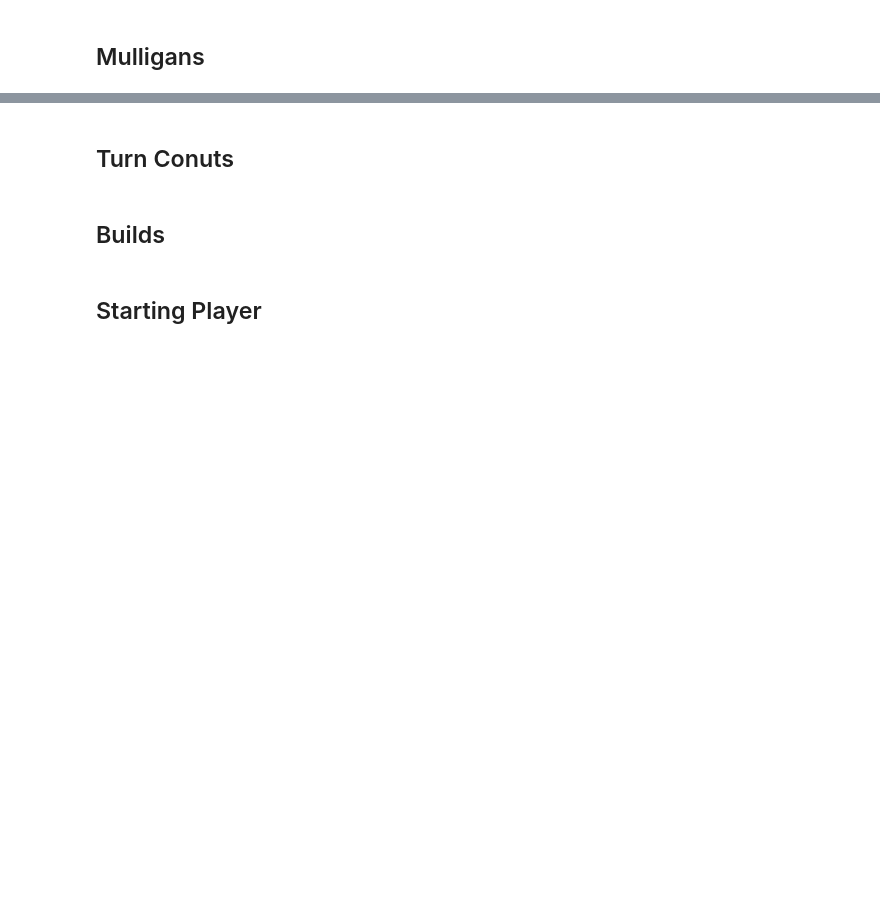
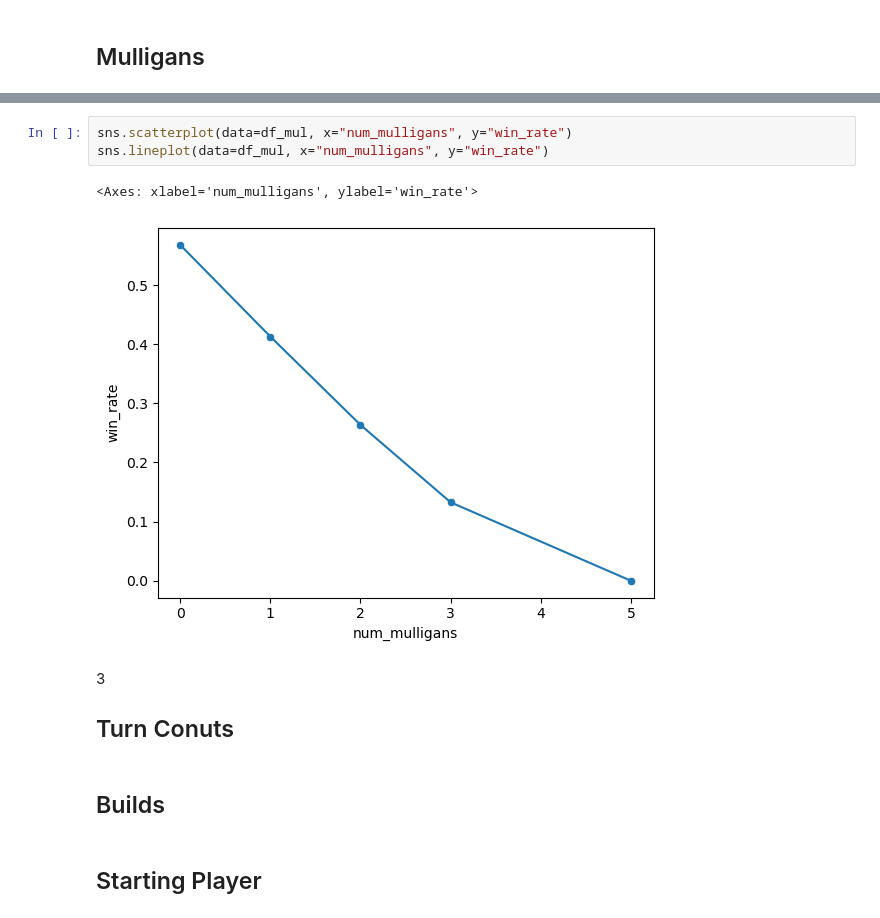
Before and after one commit to meehljd/mtg-modeling, a Jupyter notebook: notebooks/02-draft-data/02-30-draft-eda-BLB-games.ipynb, the cells around one changed output, grey strips where cells are left out. Drawn from its saved outputs; the diff is of its cells as text; blank space fills up the shorter version.

```diff
--- a/notebooks/02-draft-data/02-30-draft-eda-BLB-games.ipynb
+++ b/notebooks/02-draft-data/02-30-draft-eda-BLB-games.ipynb
@@ -987,5 +1007,13 @@ plt.show()
+# %%
+sns.scatterplot(data=df_mul, x="num_mulligans", y="win_rate")
+sns.lineplot(data=df_mul, x="num_mulligans", y="win_rate")
+# %% [output]
+<Axes: xlabel='num_mulligans', ylabel='win_rate'>
+[figure, added]
 # %% [markdown]
-## Turn Conuts
+
+3
+ ## Turn Conuts
 # %% [markdown]
 ## Builds
 # %% [markdown]
```
Also changed, not shown: parts of 9 cells of this notebook, 52 other files.
